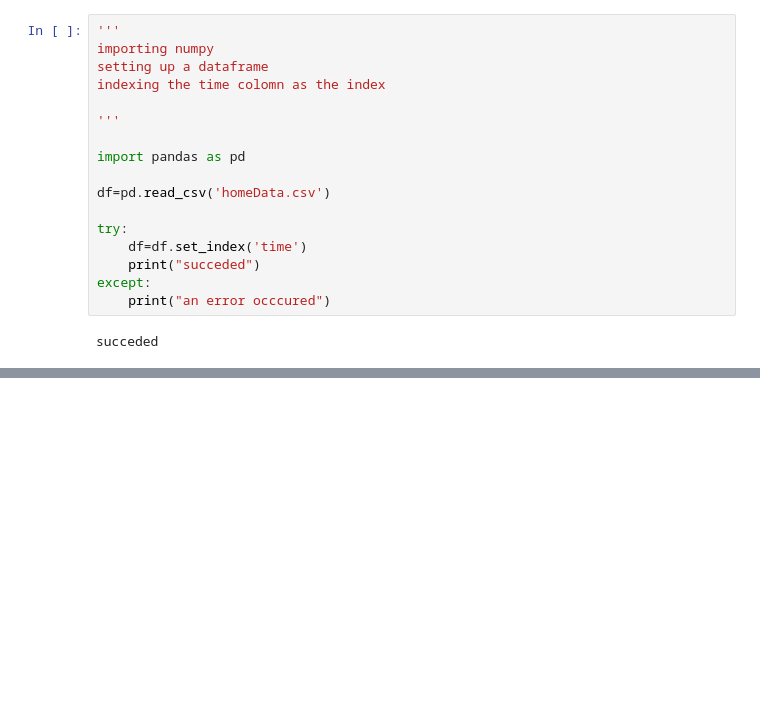
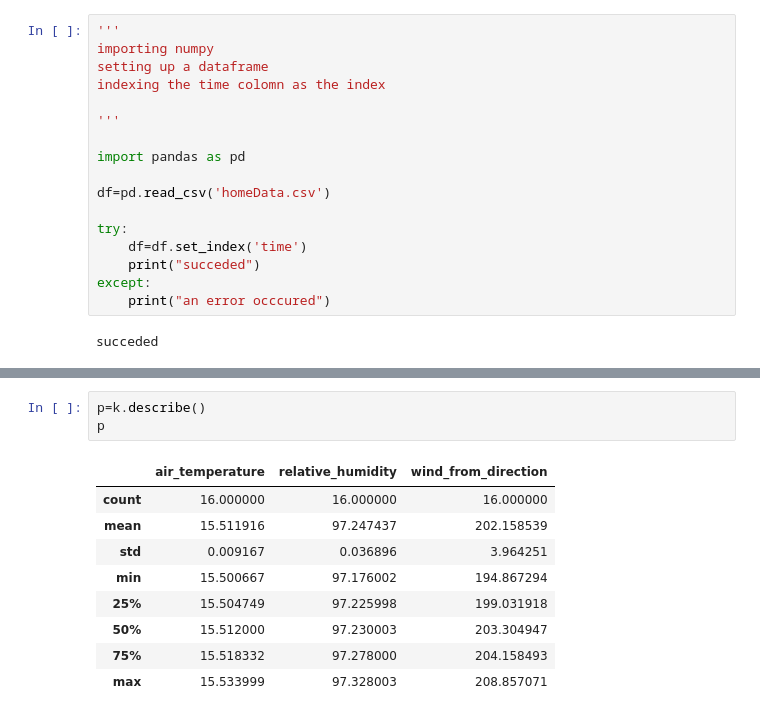
Before and after one commit to Emmanuel-km/Code-Explanation-Notes, a Jupyter notebook: Day28_dataInPandas.ipynb, the cells around one changed output, grey strips where cells are left out. Saved outputs shown, nothing was run; the diff lists cells and outputs as text; blank space fills up the shorter version.

```diff
--- a/Day28_dataInPandas.ipynb
+++ b/Day28_dataInPandas.ipynb
@@ -42,0 +73,13 @@ k
+# %%
+p=k.describe()
+p
+# %% [output]
+|  | air_temperature | relative_humidity | wind_from_direction |
+| count | 16.000000 | 16.000000 | 16.000000 |
+| mean | 15.511916 | 97.247437 | 202.158539 |
+| std | 0.009167 | 0.036896 | 3.964251 |
+| min | 15.500667 | 97.176002 | 194.867294 |
+| 25% | 15.504749 | 97.225998 | 199.031918 |
+| 50% | 15.512000 | 97.230003 | 203.304947 |
+| 75% | 15.518332 | 97.278000 | 204.158493 |
+| max | 15.533999 | 97.328003 | 208.857071 |
```
Also changed, not shown: parts of 2 cells of this notebook, 2 other files.
